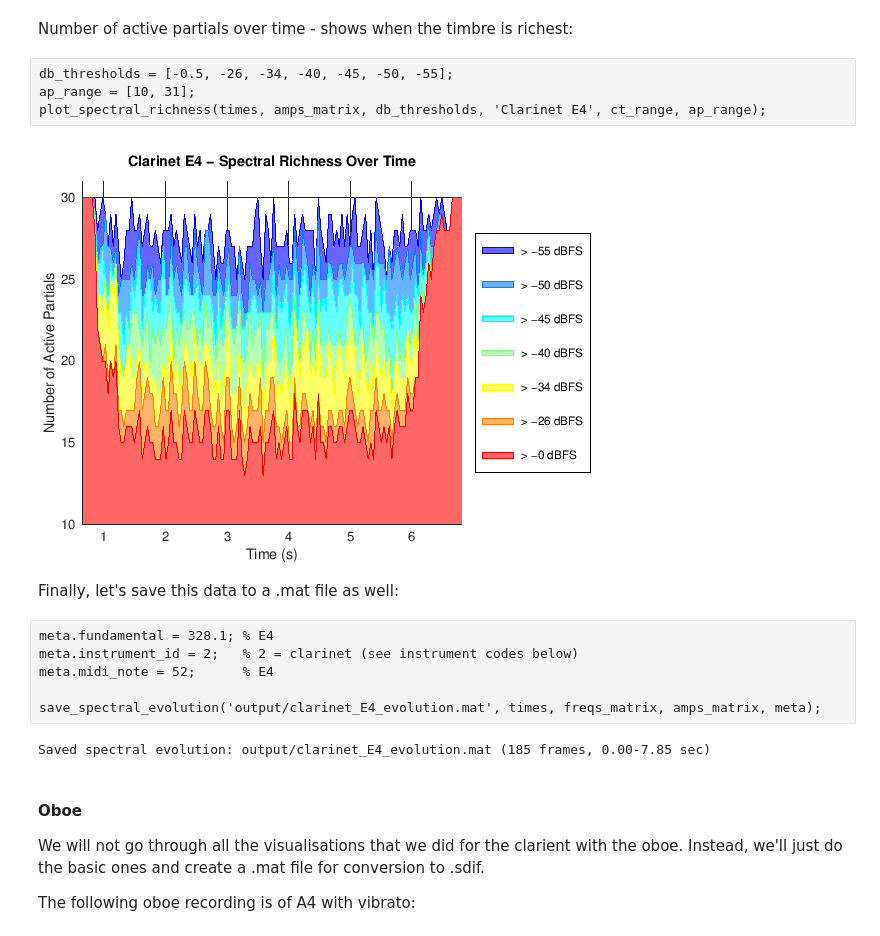
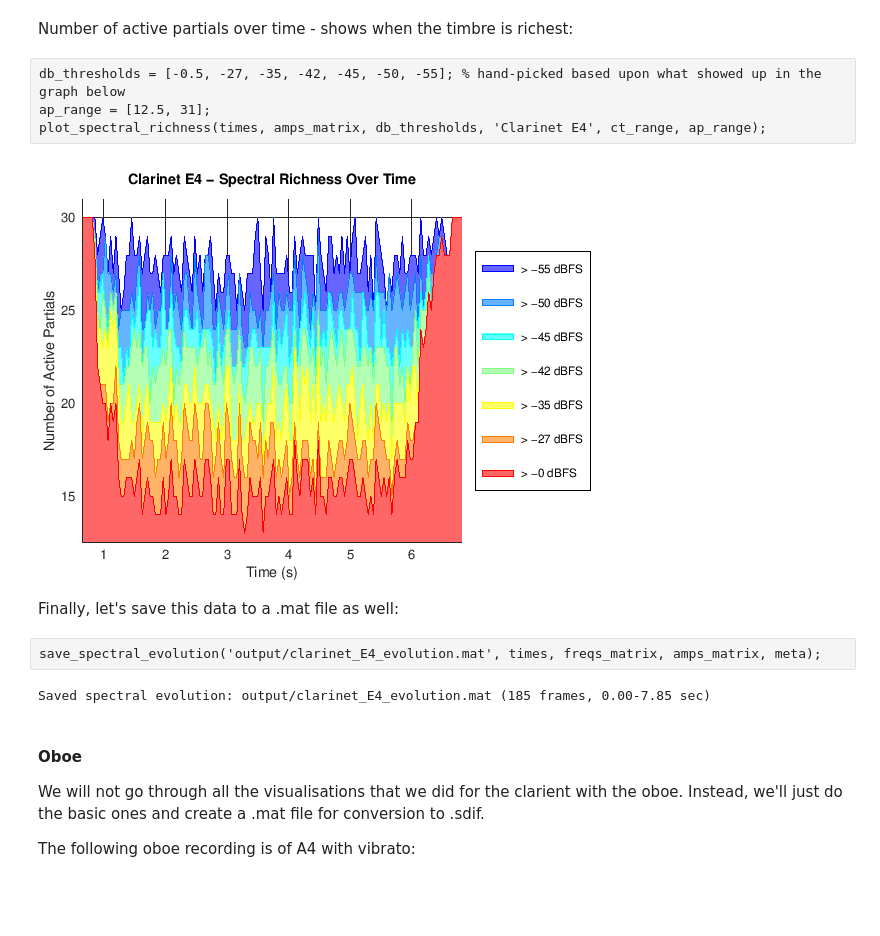
Before and after one commit to calyau/octave-notebooks, a Jupyter notebook: data/audio-dsp-and-spectralism.ipynb, the cells around one changed output. Saved outputs shown, nothing was run; the diff lists cells and outputs as text; blank space fills up the shorter version.

```diff
--- a/data/audio-dsp-and-spectralism.ipynb
+++ b/data/audio-dsp-and-spectralism.ipynb
@@ -204,21 +201,17 @@ plot_spectral_centroid(times, freqs_matrix, amps_matrix, 'Timbral Brightness Ove
 # %% [markdown]
 Number of active partials over time - shows when the timbre is richest:
 # %%
-db_thresholds = [-0.5, -26, -34, -40, -45, -50, -55];
-ap_range = [10, 31];
+db_thresholds = [-0.5, -27, -35, -42, -45, -50, -55]; % hand-picked based upon what showed up in the graph below
+ap_range = [12.5, 31];
 plot_spectral_richness(times, amps_matrix, db_thresholds, 'Clarinet E4', ct_range, ap_range);
 # %% [output]
-[figure, old version]
+[figure, new version]
 # %% [markdown]
 Finally, let's save this data to a .mat file as well:
-# %%
-meta.fundamental = 328.1; % E4
-meta.instrument_id = 2;   % 2 = clarinet (see instrument codes below)
-meta.midi_note = 52;      % E4
-
-save_spectral_evolution('output/clarinet_E4_evolution.mat', times, freqs_matrix, amps_matrix, meta);
-# %% [output]
-Saved spectral evolution: output/clarinet_E4_evolution.mat (185 frames, 0.00-7.85 sec)
+# %%
+save_spectral_evolution('output/clarinet_E4_evolution.mat', times, freqs_matrix, amps_matrix, meta);
+# %% [output]
+Saved spectral evolution: output/clarinet_E4_evolution.mat (185 frames, 0.00-7.85 sec)
 # %% [markdown]
 #### Oboe
 
```
Also changed, not shown: parts of 16 cells of this notebook, 2 other files.
